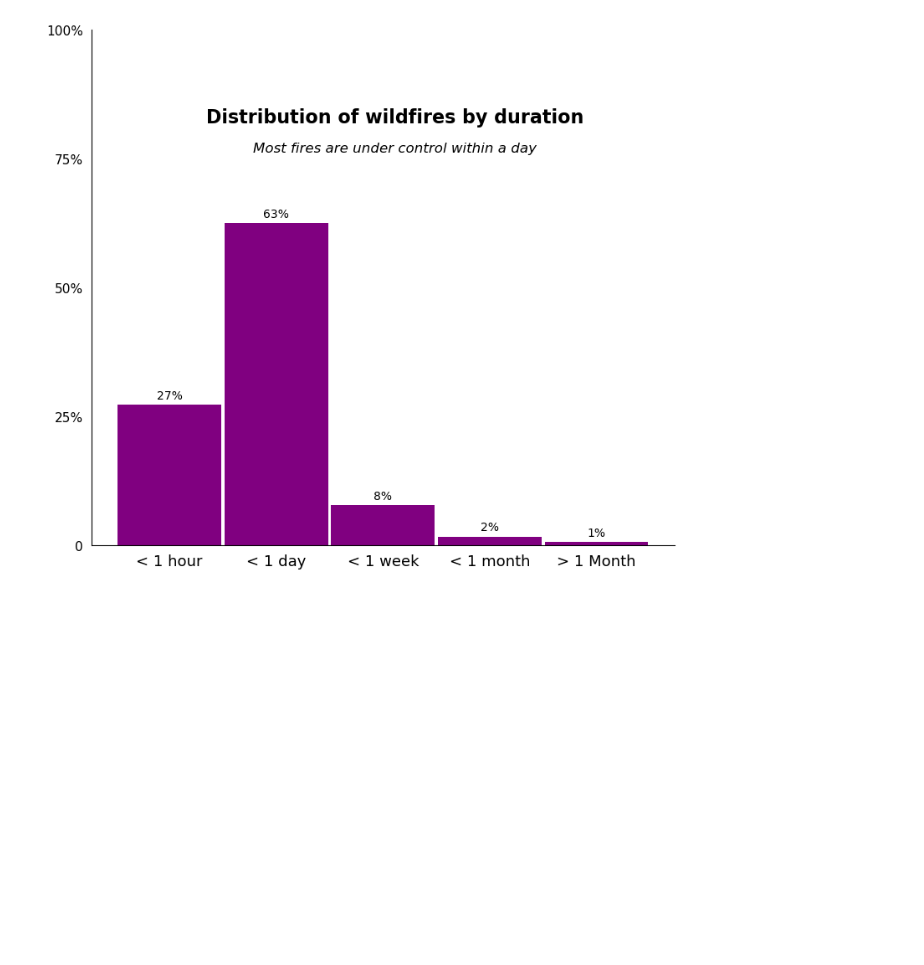
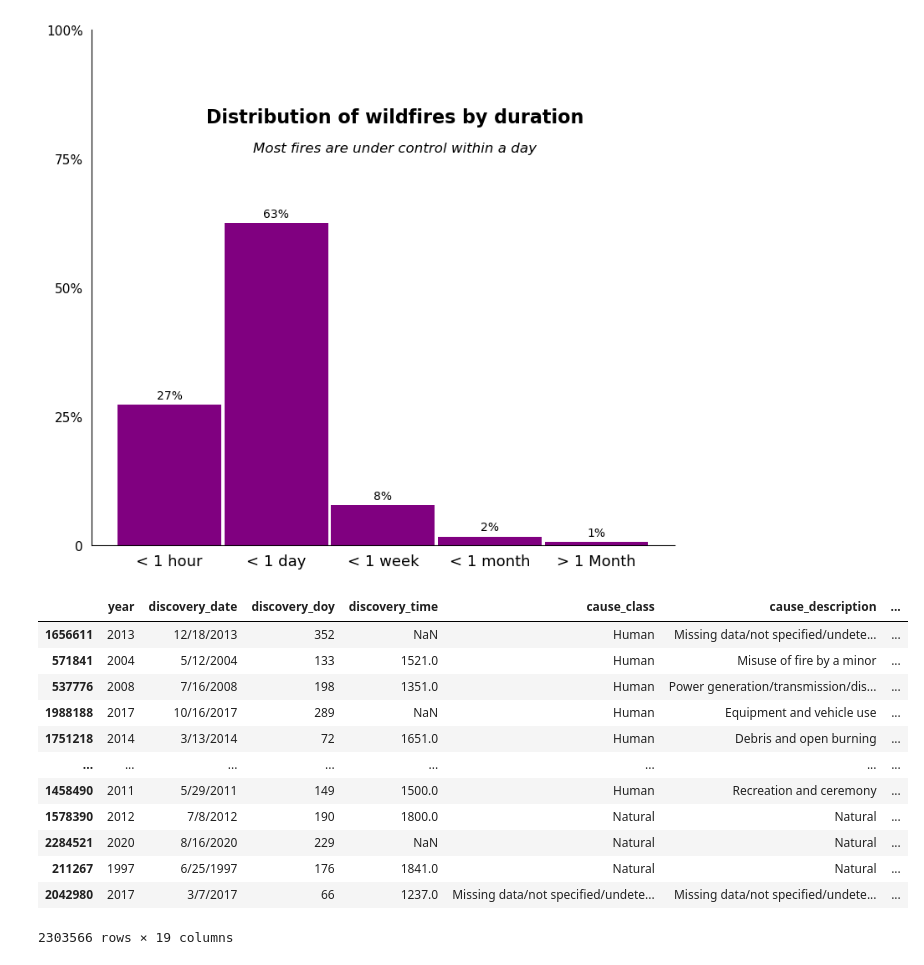
Before and after one commit to erikwisberger/Wildfire_Vizualization, a Jupyter notebook: analyse.ipynb, the cells around one changed output. Drawn from its saved outputs; the diff is of its cells as text; code cells hidden in the pictures; blank space fills up the shorter version.

```diff
--- a/analyse.ipynb
+++ b/analyse.ipynb
@@ -255,3 +296,19 @@ for bar in bars:
 plt.show()
 # %% [output]
 [figure]
+# %%
+df
+# %% [output]
+|  | year | discovery_date | discovery_doy | discovery_time | cause_class | cause_description | ... |
+| 1656611 | 2013 | 12/18/2013 | 352 | NaN | Human | Missing data/not specified/undete... | ... |
+| 571841 | 2004 | 5/12/2004 | 133 | 1521.0 | Human | Misuse of fire by a minor | ... |
+| 537776 | 2008 | 7/16/2008 | 198 | 1351.0 | Human | Power generation/transmission/dis... | ... |
+| 1988188 | 2017 | 10/16/2017 | 289 | NaN | Human | Equipment and vehicle use | ... |
+| 1751218 | 2014 | 3/13/2014 | 72 | 1651.0 | Human | Debris and open burning | ... |
+| ... | ... | ... | ... | ... | ... | ... | ... |
+| 1458490 | 2011 | 5/29/2011 | 149 | 1500.0 | Human | Recreation and ceremony | ... |
+| 1578390 | 2012 | 7/8/2012 | 190 | 1800.0 | Natural | Natural | ... |
+| 2284521 | 2020 | 8/16/2020 | 229 | NaN | Natural | Natural | ... |
+| 211267 | 1997 | 6/25/1997 | 176 | 1841.0 | Natural | Natural | ... |
+| 2042980 | 2017 | 3/7/2017 | 66 | 1237.0 | Missing data/not specified/undete... | Missing data/not specified/undete... | ... |
+2303566 rows × 19 columns
```
Also changed, not shown: parts of 2 cells of this notebook.
